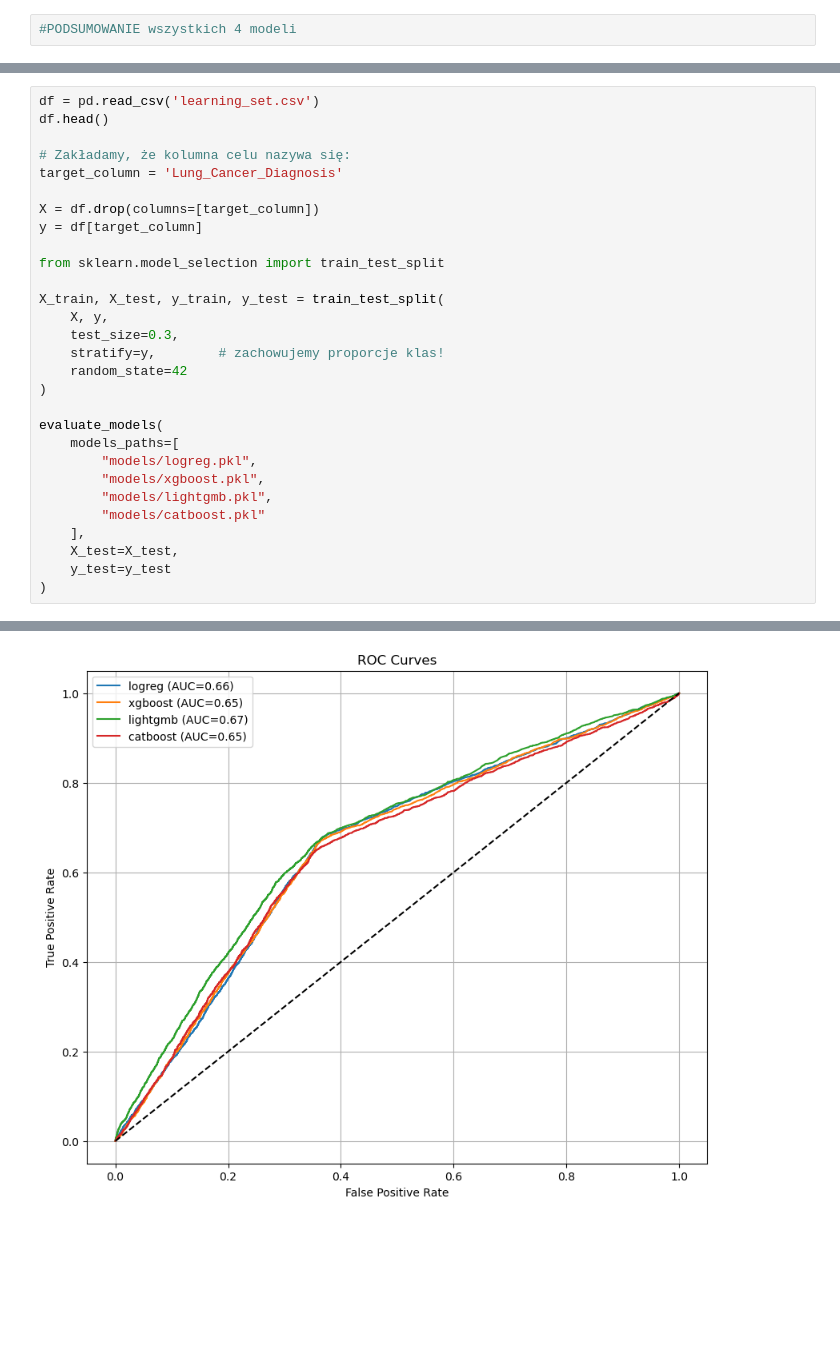
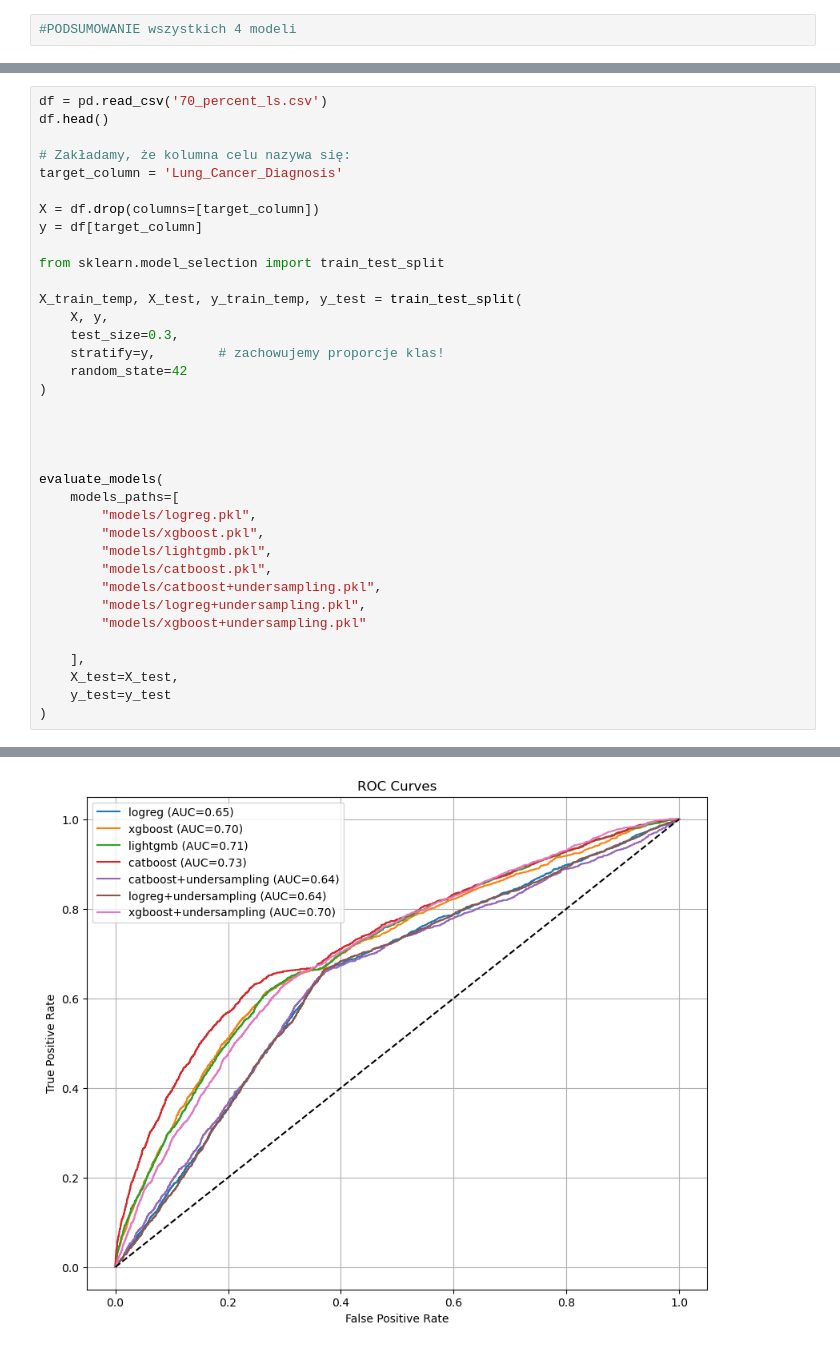
Before and after one commit to kacpert20/machine_learning_lung_cancer, a Jupyter notebook: model_evaluation_tool.ipynb, the cells around one changed output, grey strips where cells are left out. Drawn from its saved outputs; the diff is of its cells as text; blank space fills up the shorter version.

```diff
--- a/model_evaluation_tool.ipynb
+++ b/model_evaluation_tool.ipynb
@@ -112,5 +95,5 @@ def evaluate_models(models_paths, X_test, y_test):
 # %%
-df = pd.read_csv('learning_set.csv')
+df = pd.read_csv('70_percent_ls.csv')
 df.head()
 
 # Zakładamy, że kolumna celu nazywa się:
@@ -121,19 +104,26 @@ y = df[target_column]
 
 from sklearn.model_selection import train_test_split
 
-X_train, X_test, y_train, y_test = train_test_split(
+X_train_temp, X_test, y_train_temp, y_test = train_test_split(
     X, y,
     test_size=0.3,
     stratify=y,        # zachowujemy proporcje klas!
     random_state=42
 )
 
+
+
+
 evaluate_models(
     models_paths=[
         "models/logreg.pkl",
         "models/xgboost.pkl",
         "models/lightgmb.pkl",
-        "models/catboost.pkl"
+        "models/catboost.pkl",
+        "models/catboost+undersampling.pkl",
+        "models/logreg+undersampling.pkl",
+        "models/xgboost+undersampling.pkl"
+
     ],
     X_test=X_test,
     y_test=y_test
@@ -152,2 +144,2 @@ This warning will only be shown once.
-[figure, old version]
+[figure, new version]
 |  | model | threshold | recall | precision | f1 | auc |
```
Also changed, not shown: parts of 4 cells of this notebook, 17 other files.
